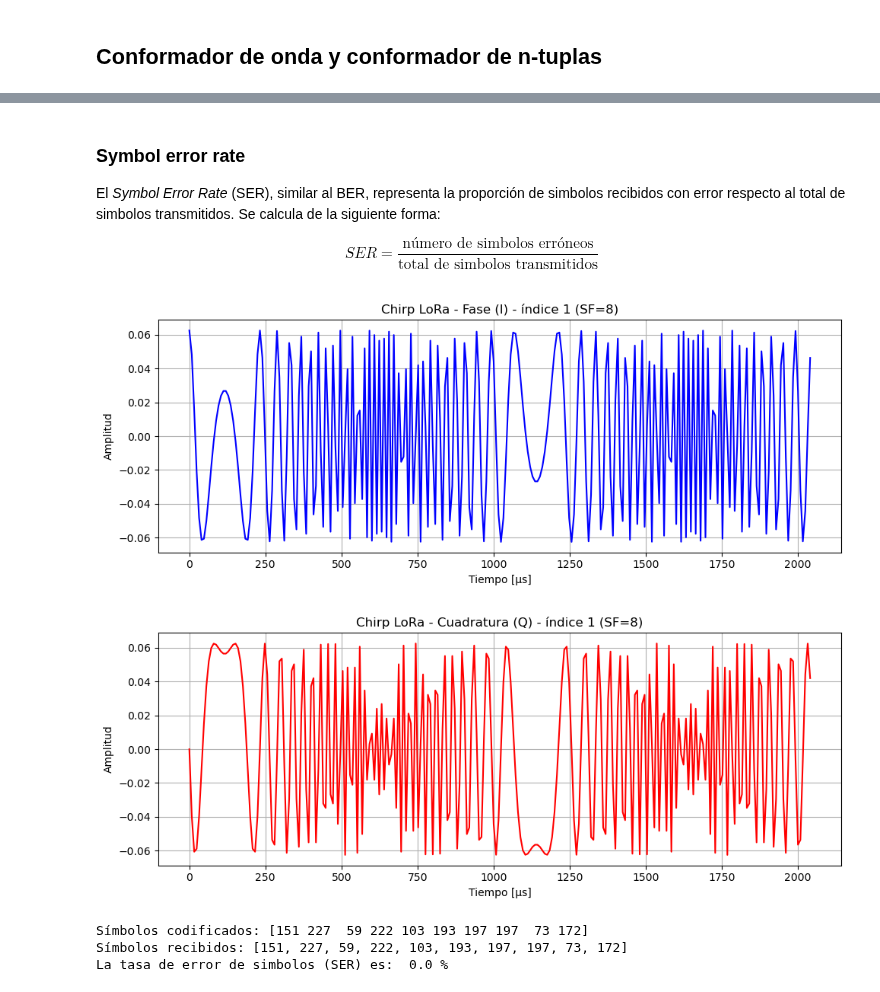
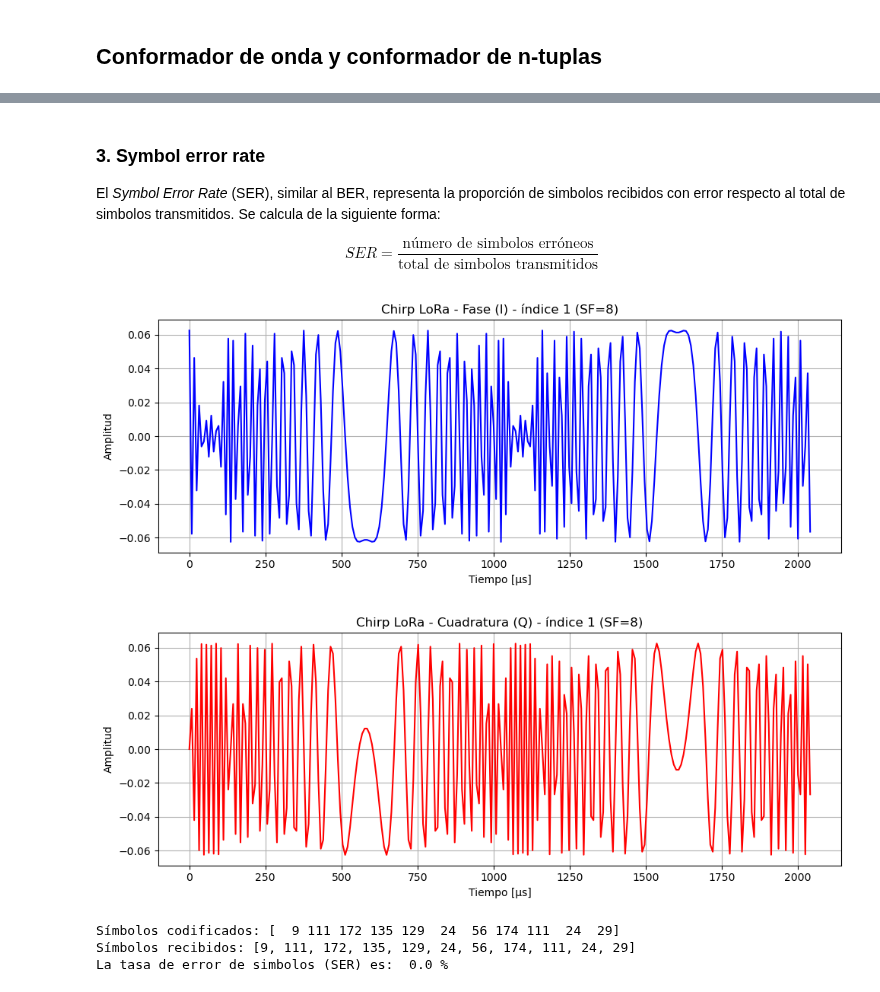
Before and after one commit to nicopinera/com-dig, a Jupyter notebook: Entregas/SegundaEntrega.ipynb, the cells around one changed output, grey strips where cells are left out. Cells and saved outputs as stored; diff of their text form; code cells hidden in the pictures.

Commit message:
Completada la primera entrega. Se agrega informacion a la segunda entrega y se actualizan los datos de la primer parte. Se completa el archivo codigo.py

```diff
--- a/Entregas/SegundaEntrega.ipynb
+++ b/Entregas/SegundaEntrega.ipynb
@@ -36,5 +48,14 @@ import matplotlib.pyplot as plt
 # %%
-    # Generador de bits aleatorios
+# Generador de bits aleatorios
 def generate_random_bits(total_bits):
+    """
+    Genera un vector de bits aleatorios (0 y 1) de longitud especificada.
+
+    Args:
+        cantidad_Bits (int): Cantidad de bits a generar.
+
+    Returns:
+        bits_transmitidos: Vector de bits aleatorios (0 y 1).
+    """
     return np.random.randint(0, 2, total_bits)
 # %%
@@ -167,0 +164,5 @@ La tasa de error de bit (BER) es:  0.0 %
+# %%
+# Parametros
+SF = 8
+cant_simbolos = 11
+total_bits = SF * cant_simbolos
@@ -167,0 +179,6 @@ La tasa de error de bit (BER) es:  0.0 %
+# %%
+numero_simbolos, simbolos = codificador(SF, bits_tx)
+print("---" * 10)
+print("Cantidad de simbolos detectados: ", numero_simbolos)
+print("Primeros 10 simbolos: ", simbolos[0:numero_simbolos])
+print("---" * 10)
@@ -203,15 +258,15 @@ def conformador_de_onda(simbolos, SF, B=125e3):
     - matriz de forma (len(simbolos), 2**SF) con los chirps generados
     """
     Ns = 2**SF # Muestras por simbolo
+    amplitud = (1 / np.sqrt(Ns))
     T = 1/B  # Periodo de muestreo
     k = np.arange(Ns) # Arreglo de indices de muestras
 
     simbolos_modulados = []
 
     for s in simbolos:
-
         arg = ((s + k) % Ns) * (k * T * B / Ns) # Obtiene el argumento de la exponencial compleja
-        chirp = (1 / np.sqrt(Ns)) * np.exp(1j * 2 * np.pi * arg) # Modula el simbolo
+        chirp = amplitud * np.exp(1j * 2 * np.pi * arg) # Modula el simbolo
         simbolos_modulados.append(chirp) # Agrega el simbolo modulado a la matriz
 
     return np.array(simbolos_modulados)  # Matriz de salida (símbolos x muestras)
@@ -267,7 +322,7 @@ def formador_de_ntuplas(simbolos_modulados, SF):
 
     return simbolos_estimados
 # %% [markdown]
-### Symbol error rate
+### 3. Symbol error rate
 
 El _Symbol Error Rate_ (SER), similar al BER, representa la proporción de simbolos recibidos con error respecto al total de simbolos transmitidos. Se calcula de la siguiente forma:
 
@@ -331,17 +386,17 @@ def graficar_señal_modulada(simbolos_modulados, indice, SF, B=125e3):
 # %%
 #Ejemplo de uso, continuando el ejemplo del capitulo anterior (Codificador y Decodificador)
 
-simbolos_modulados = conformador_de_onda(simbolos_tx,SF,B)
-graficar_señal_modulada(simbolos_modulados,1,SF,B)
+simbolos_modulados = conformador_de_onda(simbolos,SF)
+graficar_señal_modulada(simbolos_modulados,1,SF)
 simbolos_rx = formador_de_ntuplas(simbolos_modulados, SF)
 
-print("Símbolos codificados:", simbolos_tx)
+print("Símbolos codificados:", simbolos)
 print("Símbolos recibidos:", simbolos_rx)
 
-print("La tasa de error de simbolos (SER) es: ", calculador_ser(simbolos_tx, simbolos_rx)*100, "%")
+print("La tasa de error de simbolos (SER) es: ", calculador_ser(simbolos, simbolos_rx)*100, "%")
 # %% [output]
-[figure, old version]
+[figure, new version]
-[figure, old version]
+[figure, new version]
-Símbolos codificados: [151 227  59 222 103 193 197 197  73 172]
-Símbolos recibidos: [151, 227, 59, 222, 103, 193, 197, 197, 73, 172]
+Símbolos codificados: [  9 111 172 135 129  24  56 174 111  24  29]
+Símbolos recibidos: [9, 111, 172, 135, 129, 24, 56, 174, 111, 24, 29]
 La tasa de error de simbolos (SER) es:  0.0 %
```
Also changed, not shown: parts of 19 cells of this notebook, 6 other files.
